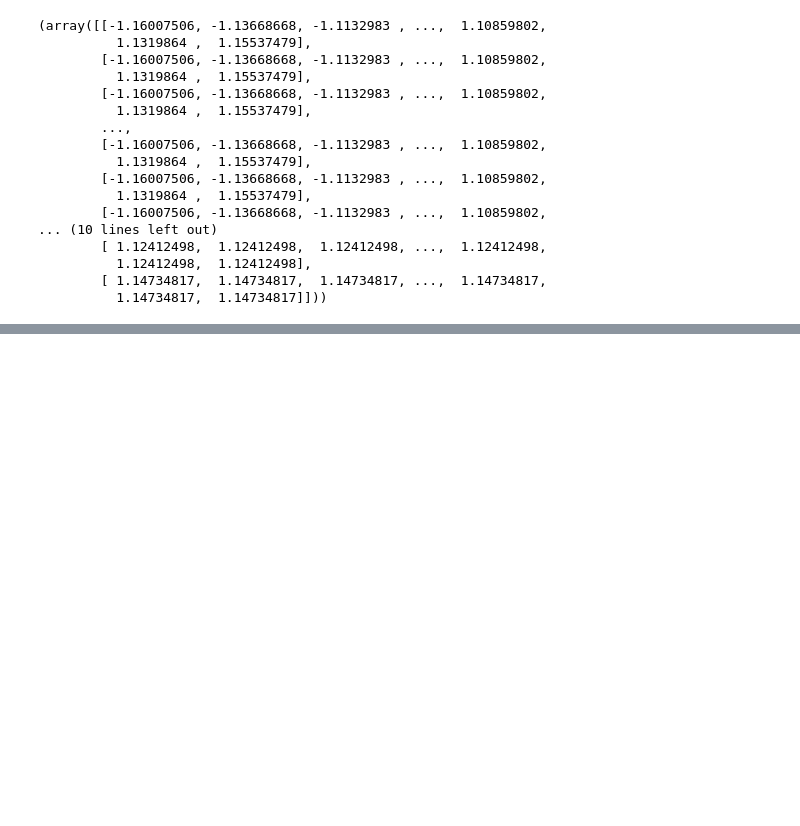
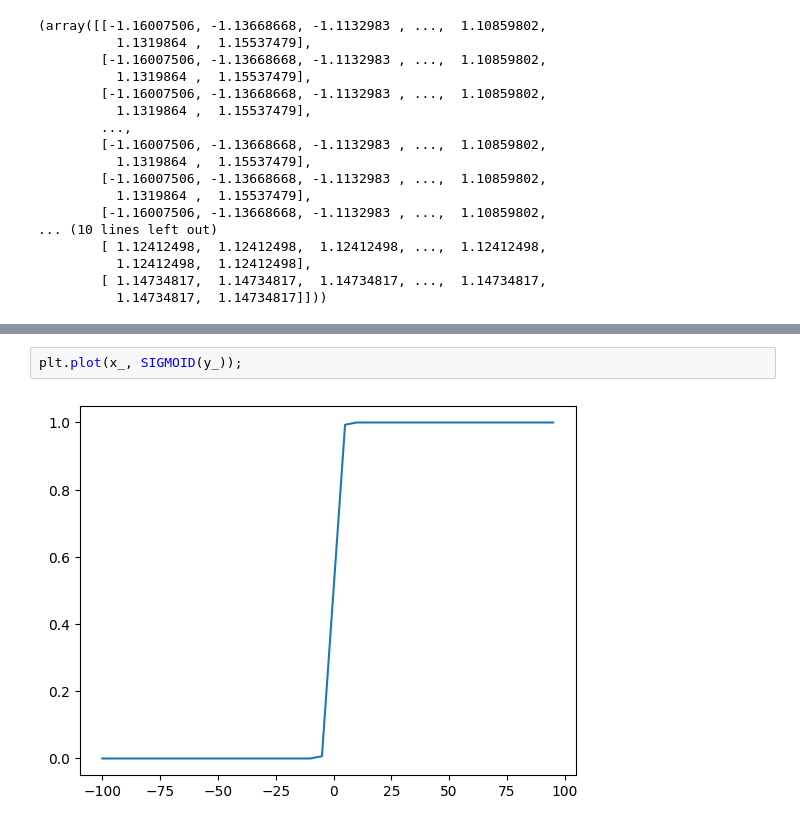
Before and after one commit to ShubhamKNIT/learn-ml, a Jupyter notebook: notebooks/02_nn_classification_with_tf.ipynb, the cells around one changed output, grey strips where cells are left out. Drawn from its saved outputs; the diff is of its cells as text; blank space fills up the shorter version.

```diff
--- a/notebooks/02_nn_classification_with_tf.ipynb
+++ b/notebooks/02_nn_classification_with_tf.ipynb
@@ -212,0 +230,4 @@ xx, yy
+# %%
+plt.plot(x_, SIGMOID(y_));
+# %% [output]
+[figure, added]
```
Also changed, not shown: parts of 24 cells of this notebook.
